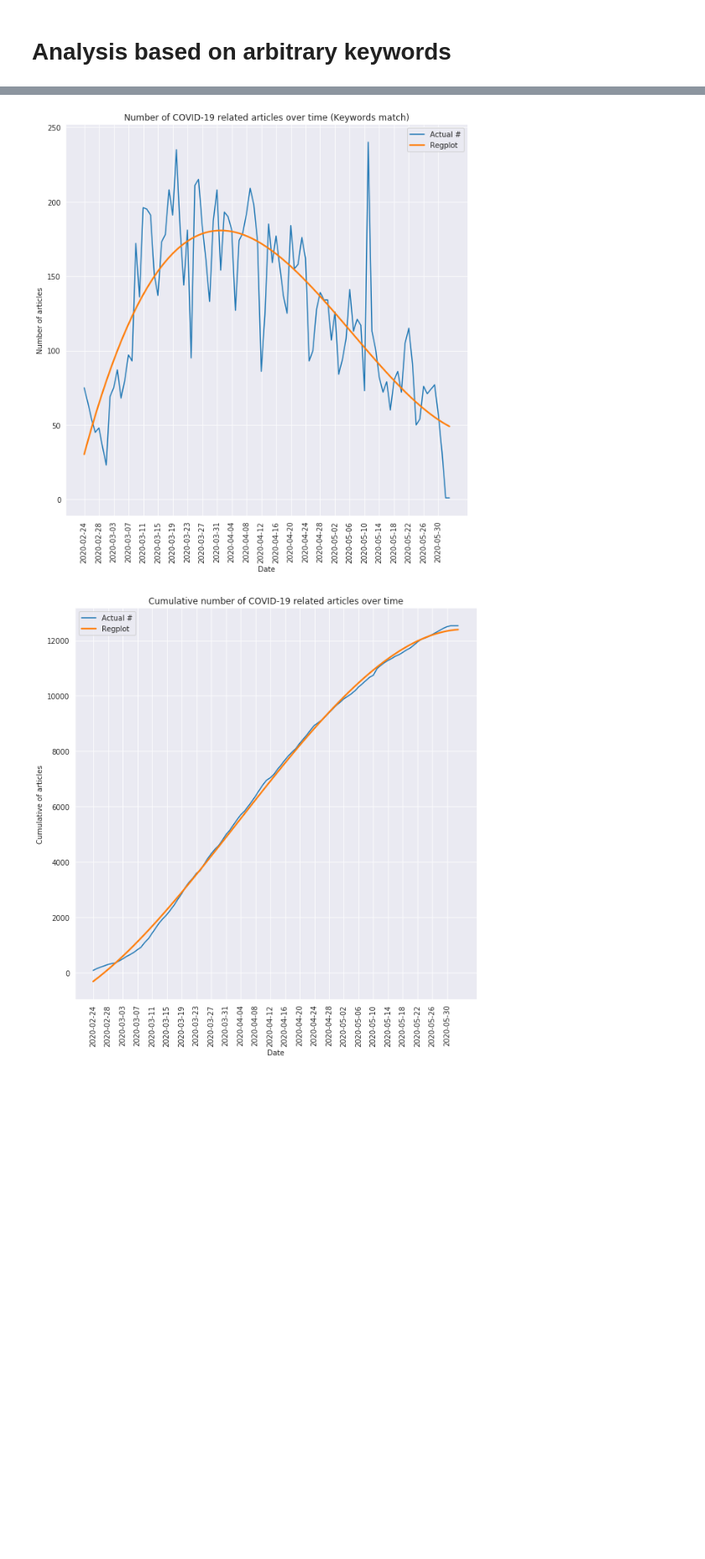
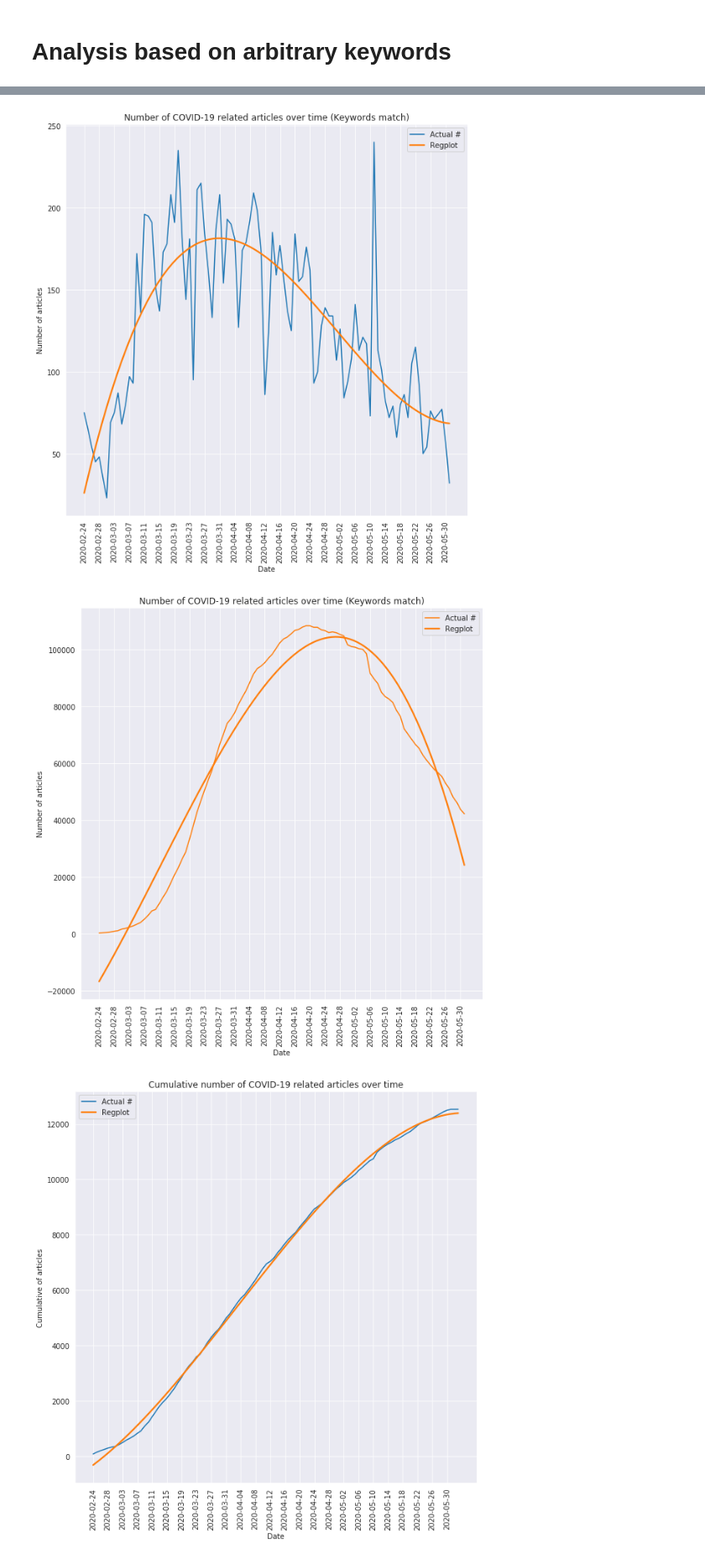
Before and after one commit to Gruntrexpewrus/StatLearnTeam, a Jupyter notebook: articles_analysis/Covid_Articles_Statistics.ipynb, the cells around one changed output, grey strips where cells are left out. Shown at 84% size. Saved outputs shown, nothing was run; the diff lists cells and outputs as text; code cells hidden in the pictures; blank space fills up the shorter version.

Commit message:
adding total positive (national) curve)

```diff
--- a/articles_analysis/Covid_Articles_Statistics.ipynb
+++ b/articles_analysis/Covid_Articles_Statistics.ipynb
@@ -27,3 +11,6 @@ articles
+# %%
+valid_dates = [d for d in articles.date.unique().tolist() if '2020-06' not in d]
+articles = articles[articles.date.isin(valid_dates)]
 # %% [markdown]
 # Analysis based on arbitrary keywords
 # %%
@@ -47,0 +35,8 @@ articles_with_covid_keywords
+# %%
+prociv_data = pd.read_csv(articles_dataset_root_path + 'prociv_data.csv', sep = ';', index_col = [0])
+#prociv_data = prociv_data.loc[:, ['data', 'totale_positivi']]
+prociv_data = prociv_data.rename(columns = {'data':'date'})
+prociv_data = prociv_data.groupby('date').sum()
+prociv_data = prociv_data.reset_index()
+prociv_data = prociv_data.loc[:, ['date','totale_positivi']]
+prociv_data
@@ -48,31 +57,63 @@ articles_with_covid_keywords
 # %%
 import matplotlib.ticker as plticker
 import matplotlib
 from datetime import datetime
 
 sns.set_style("darkgrid")
 keywords = ['covid', 'coronavirus','covid 19']#, 'medico', 'ospedale', 'emergenza', 'paziente', 'contagio', 'mascherina', 'pandemia', 'quarantena', 'positive']
 
 keywords_regex = '|'.join(keywords) # For condition in the .contains
 articles_with_covid_keywords = articles[articles.title.str.contains(keywords_regex) | articles.content.str.contains(keywords_regex)]
 
+
 count_articles_dataset = articles_with_covid_keywords.groupby('date').count().iloc[:,0]
-dates =count_articles_dataset.index
+
+total_positive = prociv_data.merge(articles_with_covid_keywords.groupby('date').count(), on = 'date', how = 'inner').loc[:, ['totale_positivi']]['totale_positivi'].values
+
+dates = count_articles_dataset.index
 
 fig, ax = plt.subplots(figsize=(10, 10))
+
 sns.lineplot(dates, count_articles_dataset.values, ax = ax);
 sns.regplot(range(len(dates)), count_articles_dataset.values, ax = ax, order = 3, scatter = False, ci = None);
+
+
+#sns.lineplot(dates, total_positive, ax = ax);
+#sns.regplot(range(len(dates)), total_positive, ax = ax, order = 3, scatter = False, ci = None);
+
 
 ax.set_xticks(dates[::4])
 ax.set_xticklabels(dates[::4], rotation=90)
 ax.legend(['Actual #', 'Regplot'])
 plt.xlabel('Date')
 plt.ylabel('Number of articles')
 plt.title('Number of COVID-19 related articles over time (Keywords match)')
 plt.savefig('plots/only_keywords_national.png')
 plt.show(ax)
+
+#----------------------------------------------------------------------------------------------------------------------------------
+
+fig, ax = plt.subplots(figsize=(10, 10))
+
+#sns.lineplot(dates, count_articles_dataset.values, ax = ax);
+#sns.regplot(range(len(dates)), count_articles_dataset.values, ax = ax, order = 3, scatter = False, ci = None);
+
+
+sns.lineplot(dates, total_positive, ax = ax, color = 'C1');
+sns.regplot(range(len(dates)), total_positive, ax = ax, order = 3, scatter = False, ci = None, color = 'C1');
+
+
+ax.set_xticks(dates[::4])
+ax.set_xticklabels(dates[::4], rotation=90)
+ax.legend(['Actual #', 'Regplot'])
+plt.xlabel('Date')
+plt.ylabel('Number of articles')
+plt.title('Number of COVID-19 related articles over time (Keywords match)')
+plt.savefig('plots/only_keywords_national.png')
+plt.show(ax)
 # %% [output]
-[figure, old version]
+[figure, new version]
+[figure, added]
 # %%
 
 cumulative_cols = ['date', 'cumulative_num_articles']
```
Also changed, not shown: parts of 3 cells of this notebook.
